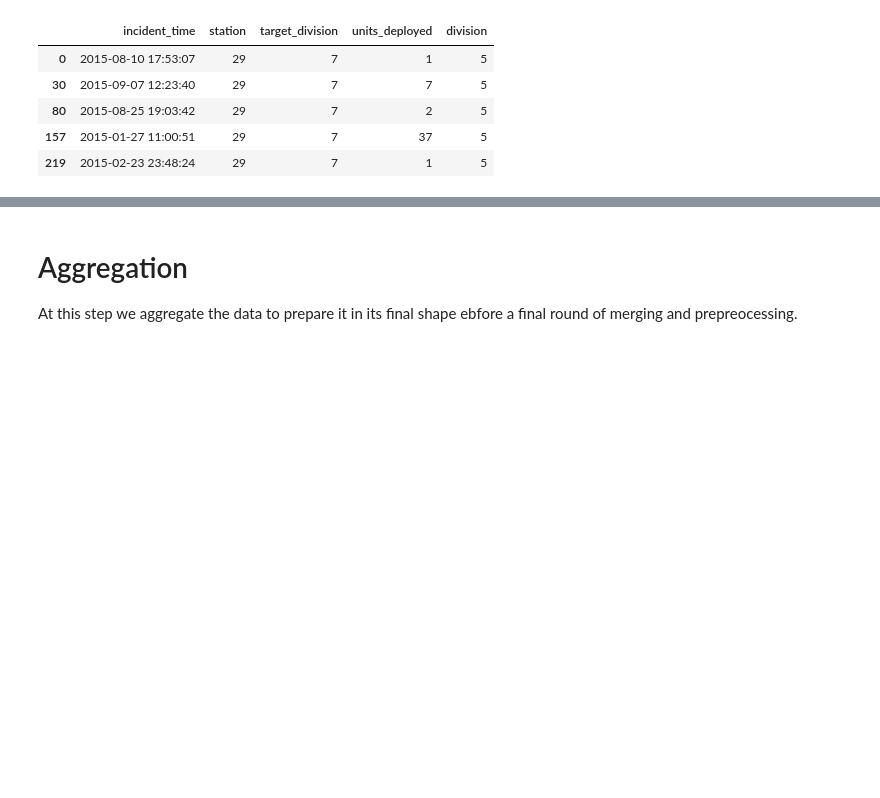
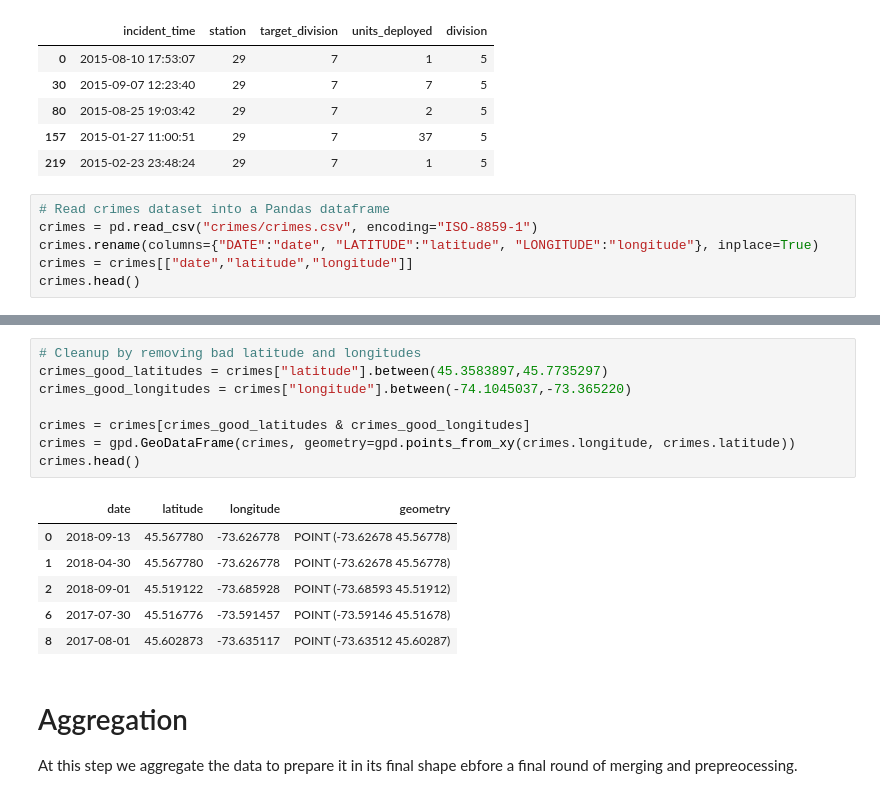
Before and after one commit to naderghanbari/mcgill-capstone, a Jupyter notebook: mcgill_capstone.ipynb, the cells around one changed output, grey strips where cells are left out. Saved outputs shown, nothing was run; the diff lists cells and outputs as text; blank space fills up the shorter version.

Commit message:
Read and cleanup crimes data

```diff
--- a/mcgill_capstone.ipynb
+++ b/mcgill_capstone.ipynb
@@ -165,3 +168,9 @@ interventions.head()
 | 80 | 2015-08-25 19:03:42 | 29 | 7 | 2 | 5 |
 | 157 | 2015-01-27 11:00:51 | 29 | 7 | 37 | 5 |
 | 219 | 2015-02-23 23:48:24 | 29 | 7 | 1 | 5 |
+# %%
+# Read crimes dataset into a Pandas dataframe
+crimes = pd.read_csv("crimes/crimes.csv", encoding="ISO-8859-1")
+crimes.rename(columns={"DATE":"date", "LATITUDE":"latitude", "LONGITUDE":"longitude"}, inplace=True)
+crimes = crimes[["date","latitude","longitude"]]
+crimes.head()
@@ -168,3 +184,18 @@ interventions.head()
+# %%
+# Cleanup by removing bad latitude and longitudes
+crimes_good_latitudes = crimes["latitude"].between(45.3583897,45.7735297)
+crimes_good_longitudes = crimes["longitude"].between(-74.1045037,-73.365220)
+
+crimes = crimes[crimes_good_latitudes & crimes_good_longitudes]
+crimes = gpd.GeoDataFrame(crimes, geometry=gpd.points_from_xy(crimes.longitude, crimes.latitude))
+crimes.head()
+# %% [output]
+|  | date | latitude | longitude | geometry |
+| 0 | 2018-09-13 | 45.567780 | -73.626778 | POINT (-73.62678 45.56778) |
+| 1 | 2018-04-30 | 45.567780 | -73.626778 | POINT (-73.62678 45.56778) |
+| 2 | 2018-09-01 | 45.519122 | -73.685928 | POINT (-73.68593 45.51912) |
+| 6 | 2017-07-30 | 45.516776 | -73.591457 | POINT (-73.59146 45.51678) |
+| 8 | 2017-08-01 | 45.602873 | -73.635117 | POINT (-73.63512 45.60287) |
 # %% [markdown]
 # Aggregation
 At this step we aggregate the data to prepare it in its final shape
```
Also changed, not shown: parts of 3 cells of this notebook.
